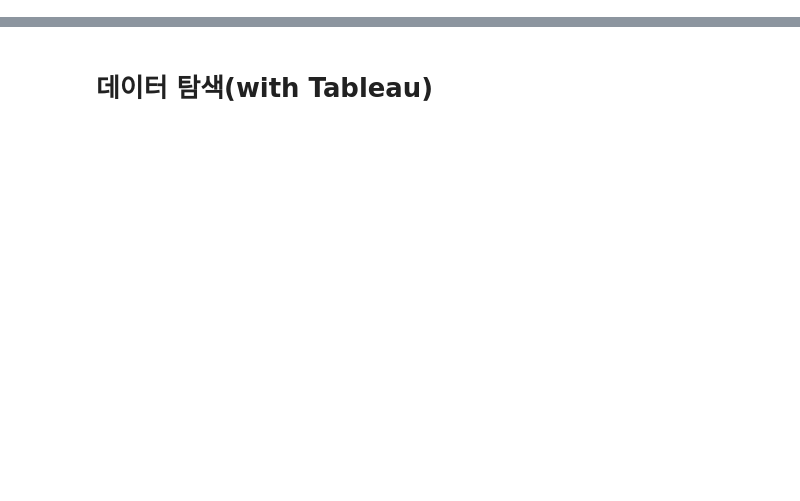
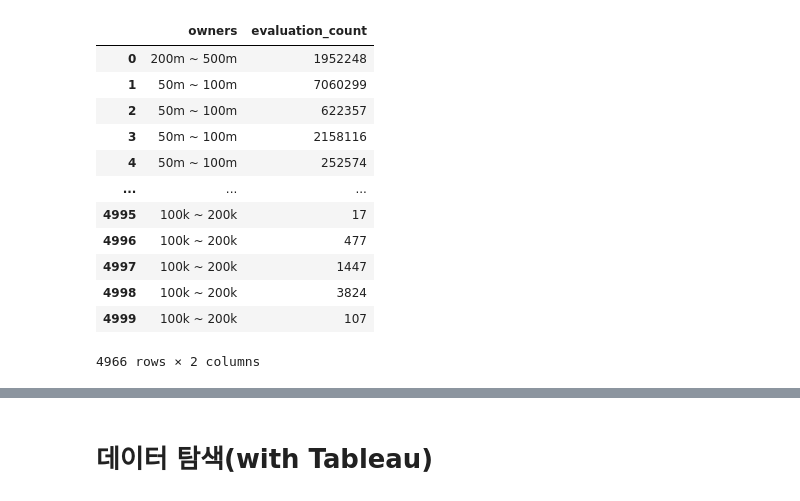
Before and after one commit to dowrave/TIL, a Jupyter notebook: Analysis/스팀 분석/2_스팀 데이터 탐색하기.ipynb, the cells around one changed output, grey strips where cells are left out. Drawn from its saved outputs; the diff is of its cells as text; code cells hidden in the pictures; blank space fills up the shorter version.

```diff
--- a/Analysis/스팀 분석/2_스팀 데이터 탐색하기.ipynb
+++ b/Analysis/스팀 분석/2_스팀 데이터 탐색하기.ipynb
@@ -43,0 +107,16 @@ df.to_csv('2023-03-27_steam_top_5000_cleaned.csv')
+# %%
+df[['owners', 'evaluation_count']]
+# %% [output]
+|  | owners | evaluation_count |
+| 0 | 200m ~ 500m | 1952248 |
+| 1 | 50m ~ 100m | 7060299 |
+| 2 | 50m ~ 100m | 622357 |
+| 3 | 50m ~ 100m | 2158116 |
+| 4 | 50m ~ 100m | 252574 |
+| ... | ... | ... |
+| 4995 | 100k ~ 200k | 17 |
+| 4996 | 100k ~ 200k | 477 |
+| 4997 | 100k ~ 200k | 1447 |
+| 4998 | 100k ~ 200k | 3824 |
+| 4999 | 100k ~ 200k | 107 |
+4966 rows × 2 columns
```
Also changed, not shown: parts of 14 cells of this notebook, 2 other files.
